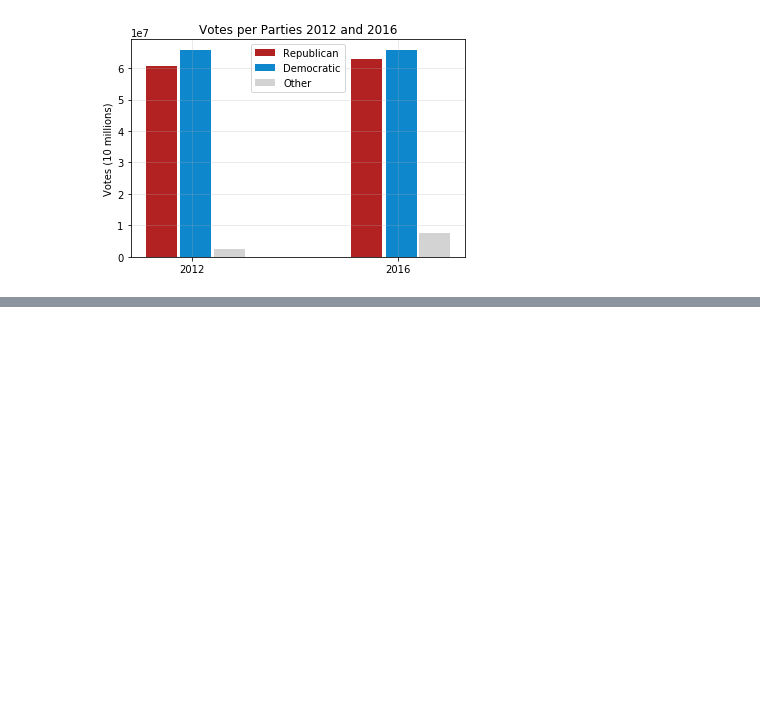
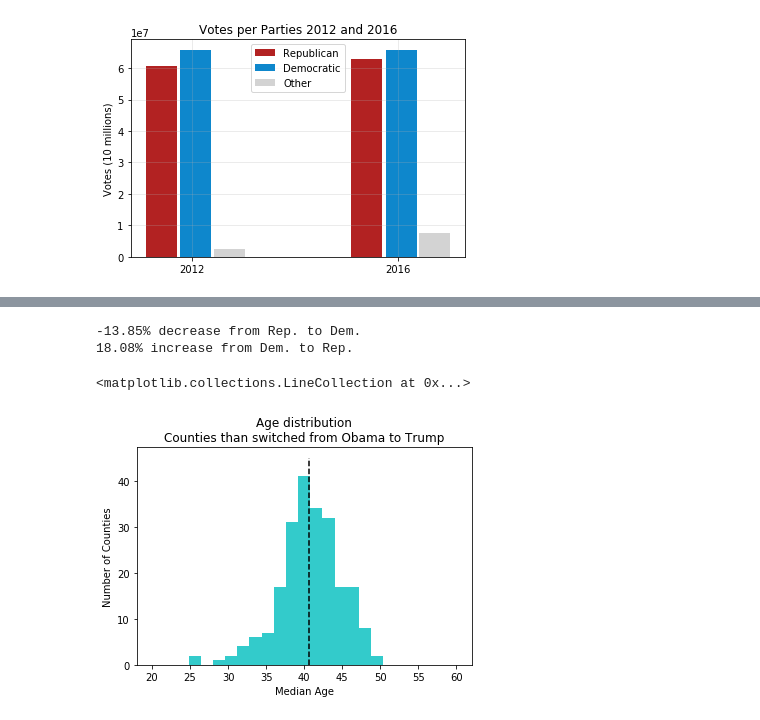
Before and after one commit to muditmathur11/bcmj, a Jupyter notebook: Project/Election_Project.ipynb, the cells around one changed output, grey strips where cells are left out. Drawn from its saved outputs; the diff is of its cells as text; code cells hidden in the pictures; blank space fills up the shorter version.

```diff
--- a/Project/Election_Project.ipynb
+++ b/Project/Election_Project.ipynb
@@ -325,15 +355,21 @@ plt.show()
 # %%
 switch_sum = dem_rep_df.sum()
 
-percent_change_dem = (switch_sum["Hillary Clinton"] - switch_sum["Barack Obama"]) / switch_sum["Barack Obama"] * 100
-percent_change_rep = (switch_sum["Donald Trump"] - switch_sum["Mitt Romney"]) / switch_sum["Mitt Romney"] * 100
+percent_change_dem = round((switch_sum["Hillary Clinton"] - switch_sum["Barack Obama"]) / switch_sum["Barack Obama"] * 100, 2)
+percent_change_rep = round((switch_sum["Donald Trump"] - switch_sum["Mitt Romney"]) / switch_sum["Mitt Romney"] * 100, 2)
 
-print(percent_change_dem)
-print(percent_change_rep)
+print(f"{percent_change_dem}% decrease from Rep. to Dem.")
+print(f"{percent_change_rep}% increase from Dem. to Rep.")
+# %% [output]
+-13.85% decrease from Rep. to Dem.
+18.08% increase from Dem. to Rep.
 # %%
-dem_rep_df["median_age"].plot(kind="hist", bins=25, alpha = 0.8, color = 'r', range =(20,60))
+dem_rep_df["median_age"].plot(kind="hist", bins=25, alpha = 0.8, color = 'c', range =(20,60))
 plt.xlabel("Median Age")
 plt.ylabel("Number of Counties")
 plt.title("Age distribution\nCounties than switched from Obama to Trump")
 plt.vlines(dem_rep_df["median_age"].mean(), ymin=0,ymax=45,linestyles ="dashed")
+# %% [output]
+<matplotlib.collections.LineCollection at 0x...>
+[figure, added]
 # %%
```
Also changed, not shown: parts of 25 cells of this notebook, 40 other files.
